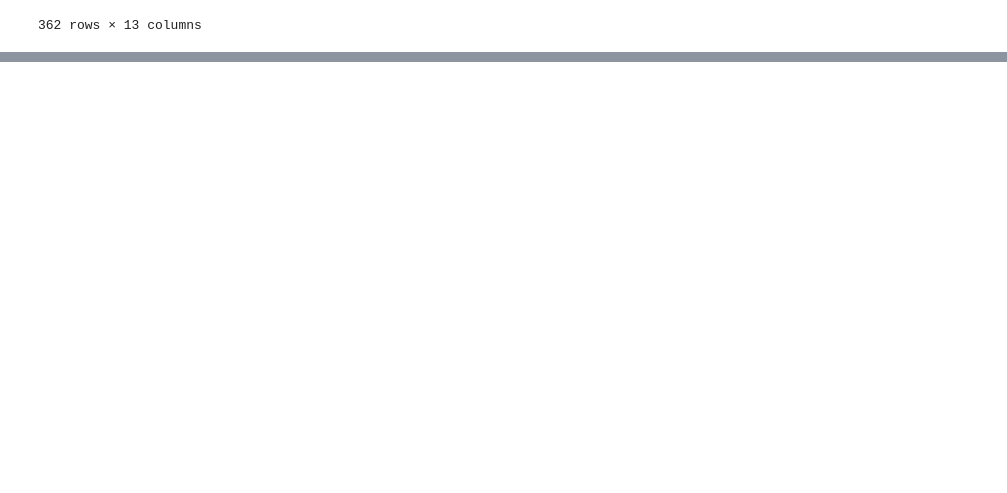
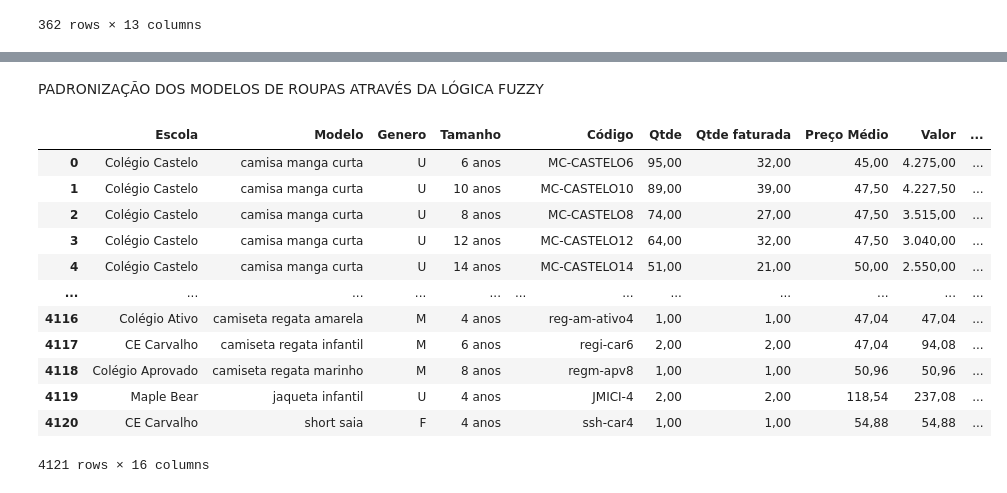
Before and after one commit to leonaardoas/Demand-Forecast-, a Jupyter notebook: Previsão_de_Demanda.ipynb, the cells around one changed output, grey strips where cells are left out. Saved outputs shown, nothing was run; the diff lists cells and outputs as text; code cells hidden in the pictures; blank space fills up the shorter version.

```diff
--- a/Previsão_de_Demanda.ipynb
+++ b/Previsão_de_Demanda.ipynb
@@ -197,0 +392,51 @@ dtype: int64
+# %% [markdown]
+PADRONIZAÇÃO DOS MODELOS DE ROUPAS ATRAVÉS DA LÓGICA FUZZY
+# %%
+def padronizar_modelos(df, coluna, referencia, limite=80):
+
+    # Cria um dicionário de mapeamento de modelos
+    modelospadronizados = {}
+
+    for nome in df[coluna].unique():
+        melhor_correspondencia = process.extractOne(nome, referencia, score_cutoff=limite)
+        if melhor_correspondencia:
+            melhor_nome, _ = melhor_correspondencia
+            modelospadronizados[nome] = melhor_nome
+
+    # Atualiza a coluna do DataFrame com os modelos padronizados
+    df[coluna] = df[coluna].map(modelospadronizados).fillna(df[coluna])
+
+    return df
+
+# Lista de modelos de referência padronizados
+referencia = [
+    'Maple Bear',
+    'CE Carvalho',
+    ' Colégio Castelo',
+    'Colégio Aprovado',
+    'Colégio Ativo',
+    'Colégio Bruno Ostmann',
+    'Colégio Radan',
+    'Creche Escola Arte de Crescer',
+    'Creche Escola Primeiros Passos',
+    'Borracha Lapis',
+]
+
+# Aplicar a função ao DataFrame
+df = padronizar_modelos(df, 'Modelo', referencia)
+
+df
+# %% [output]
+|  | Escola | Modelo | Genero | Tamanho |  | Código | Qtde | Qtde faturada | Preço Médio | Valor | ... |
+| 0 | Colégio Castelo | camisa manga curta | U | 6 anos |  | MC-CASTELO6 | 95,00 | 32,00 | 45,00 | 4.275,00 | ... |
+| 1 | Colégio Castelo | camisa manga curta | U | 10 anos |  | MC-CASTELO10 | 89,00 | 39,00 | 47,50 | 4.227,50 | ... |
+| 2 | Colégio Castelo | camisa manga curta | U | 8 anos |  | MC-CASTELO8 | 74,00 | 27,00 | 47,50 | 3.515,00 | ... |
+| 3 | Colégio Castelo | camisa manga curta | U | 12 anos |  | MC-CASTELO12 | 64,00 | 32,00 | 47,50 | 3.040,00 | ... |
+| 4 | Colégio Castelo | camisa manga curta | U | 14 anos |  | MC-CASTELO14 | 51,00 | 21,00 | 50,00 | 2.550,00 | ... |
+| ... | ... | ... | ... | ... | ... | ... | ... | ... | ... | ... | ... |
+| 4116 | Colégio Ativo | camiseta regata amarela | M | 4 anos |  | reg-am-ativo4 | 1,00 | 1,00 | 47,04 | 47,04 | ... |
+| 4117 | CE Carvalho | camiseta regata infantil | M | 6 anos |  | regi-car6 | 2,00 | 2,00 | 47,04 | 94,08 | ... |
+| 4118 | Colégio Aprovado | camiseta regata marinho | M | 8 anos |  | regm-apv8 | 1,00 | 1,00 | 50,96 | 50,96 | ... |
+| 4119 | Maple Bear | jaqueta infantil | U | 4 anos |  | JMICI-4 | 2,00 | 2,00 | 118,54 | 237,08 | ... |
+| 4120 | CE Carvalho | short saia | F | 4 anos |  | ssh-car4 | 1,00 | 1,00 | 54,88 | 54,88 | ... |
+4121 rows × 16 columns
```
Also changed, not shown: parts of 13 cells of this notebook.
